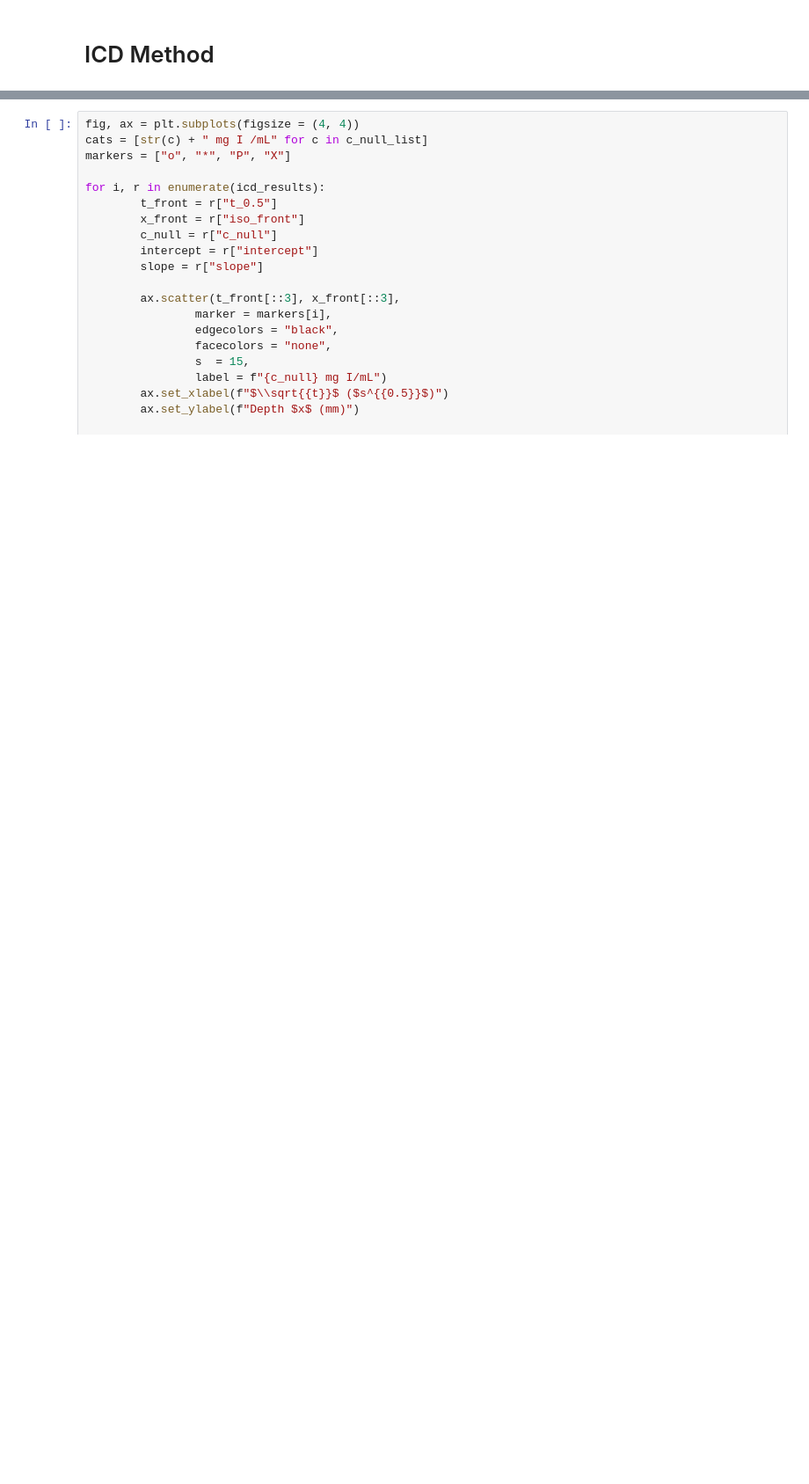
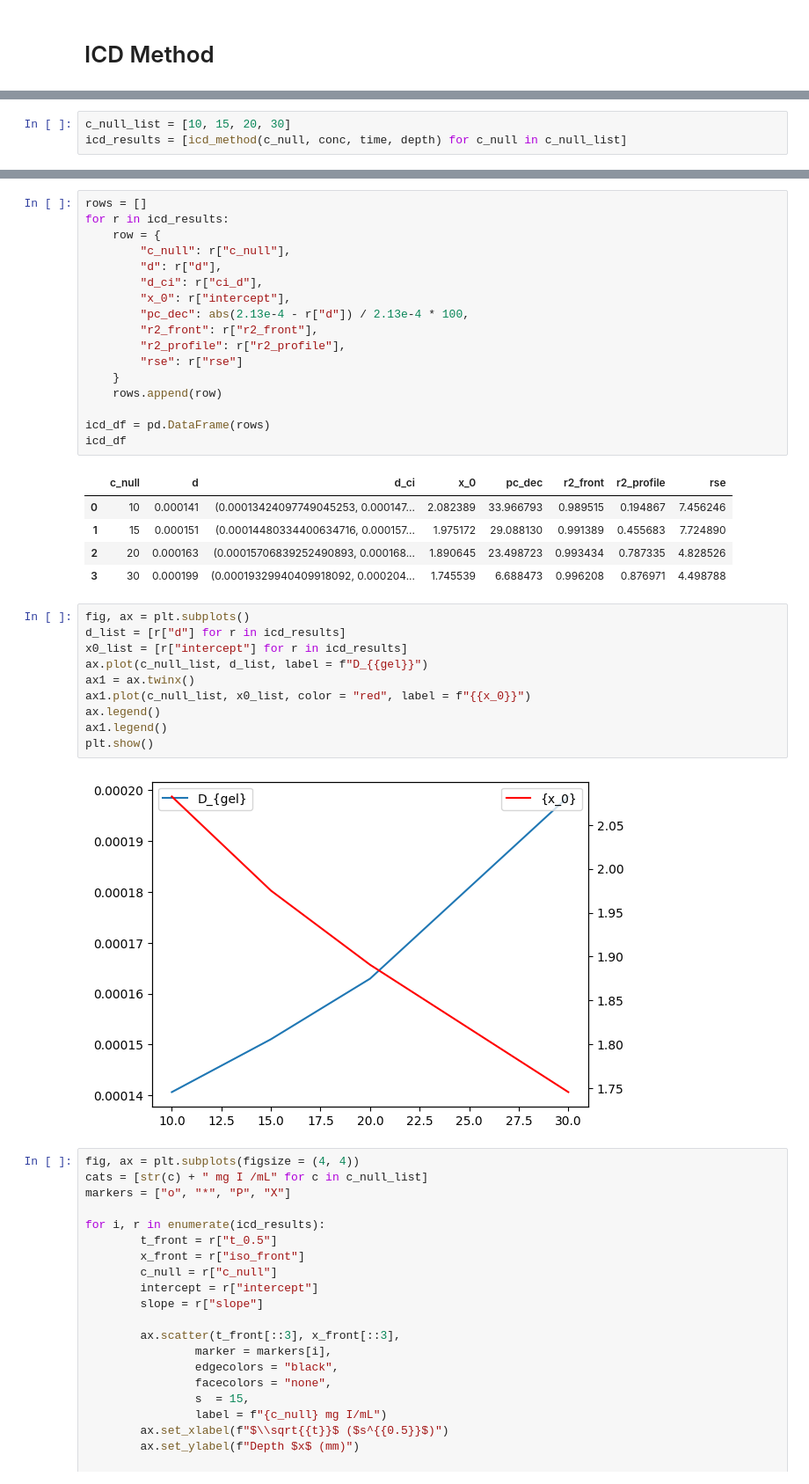
Before and after one commit to isaackh28/diff_tests, a Jupyter notebook: notebook_1.ipynb, the cells around one changed output, grey strips where cells are left out. Shown at 88% size. Drawn from its saved outputs; the diff is of its cells as text; blank space fills up the shorter version.

```diff
--- a/notebook_1.ipynb
+++ b/notebook_1.ipynb
@@ -158,0 +239,3 @@ for r in icd_results:
+# %%
+c_null_list = [10, 15, 20, 30]
+icd_results = [icd_method(c_null, conc, time, depth) for c_null in c_null_list]
@@ -159,3 +246,38 @@ for r in icd_results:
+# %%
+rows = []
+for r in icd_results:
+    row = {
+        "c_null": r["c_null"],
+        "d": r["d"],
+        "d_ci": r["ci_d"],
+        "x_0": r["intercept"],
+        "pc_dec": abs(2.13e-4 - r["d"]) / 2.13e-4 * 100,
+        "r2_front": r["r2_front"],
+        "r2_profile": r["r2_profile"],
+        "rse": r["rse"]
+    }
+    rows.append(row)
+
+icd_df = pd.DataFrame(rows)
+icd_df
+# %% [output]
+|  | c_null | d | d_ci | x_0 | pc_dec | r2_front | r2_profile | rse |
+| 0 | 10 | 0.000141 | (0.00013424097749045253, 0.000147... | 2.082389 | 33.966793 | 0.989515 | 0.194867 | 7.456246 |
+| 1 | 15 | 0.000151 | (0.00014480334400634716, 0.000157... | 1.975172 | 29.088130 | 0.991389 | 0.455683 | 7.724890 |
+| 2 | 20 | 0.000163 | (0.00015706839252490893, 0.000168... | 1.890645 | 23.498723 | 0.993434 | 0.787335 | 4.828526 |
+| 3 | 30 | 0.000199 | (0.00019329940409918092, 0.000204... | 1.745539 | 6.688473 | 0.996208 | 0.876971 | 4.498788 |
+# %%
+fig, ax = plt.subplots()
+d_list = [r["d"] for r in icd_results]
+x0_list = [r["intercept"] for r in icd_results]
+ax.plot(c_null_list, d_list, label = f"D_{{gel}}")
+ax1 = ax.twinx()
+ax1.plot(c_null_list, x0_list, color = "red", label = f"{{x_0}}")
+ax.legend()
+ax1.legend()
+plt.show()
+# %% [output]
+[figure, added]
 # %%
 fig, ax = plt.subplots(figsize = (4, 4))
 cats = [str(c) + " mg I /mL" for c in c_null_list]
```
Also changed, not shown: parts of 15 cells of this notebook.
